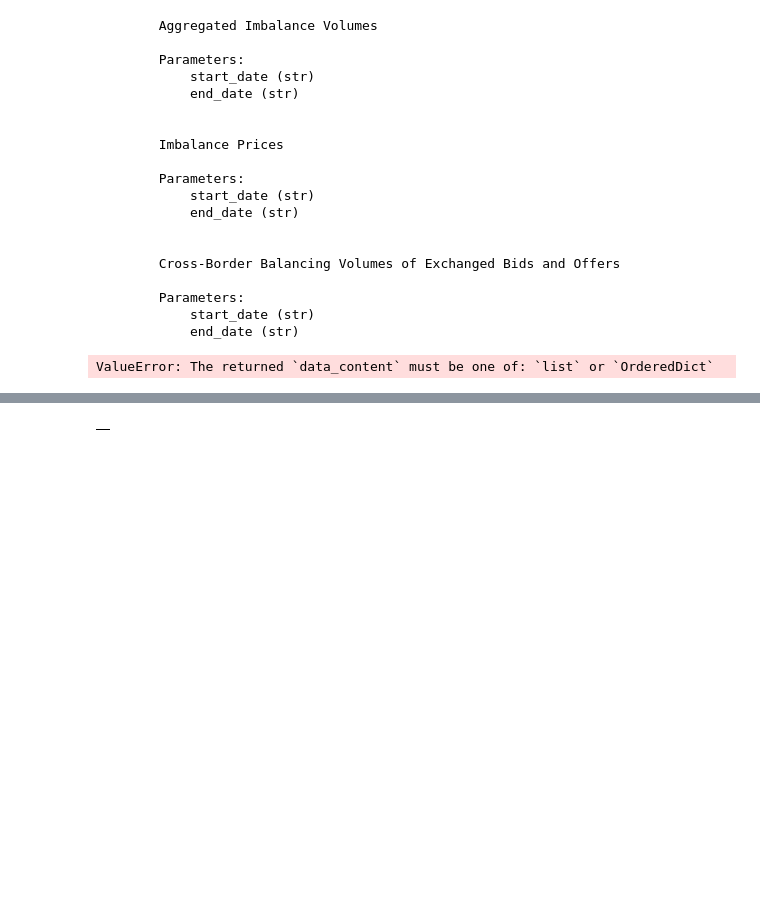
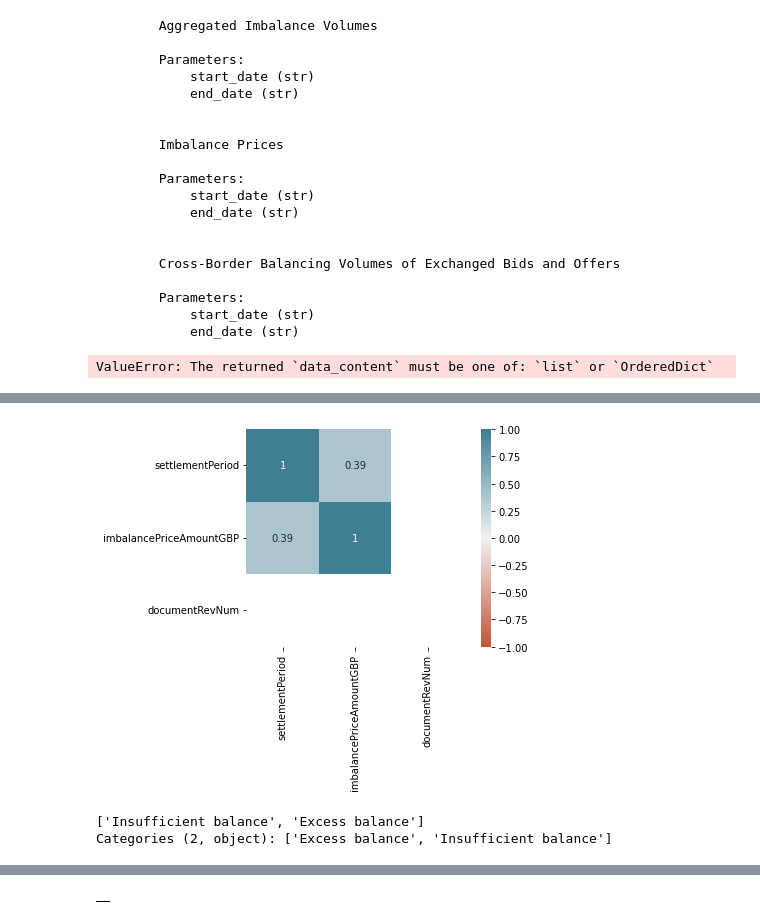
Before and after one commit to ayokariks/bm_forcasting, a Jupyter notebook: data_processing.ipynb, the cells around one changed output, grey strips where cells are left out. Drawn from its saved outputs; the diff is of its cells as text; code cells hidden in the pictures; blank space fills up the shorter version.

```diff
--- a/data_processing.ipynb
+++ b/data_processing.ipynb
@@ -37,7 +47,7 @@ print(client.get_B1770.__doc__)
 print(client.get_B1810.__doc__)
 #time period
 start_date = '2020-01-01'
-end_date = '2020-01-01 1:30'
+end_date = '2020-01-01 23:30'
 # %% [output]
         Aggregated Imbalance Volumes
 
@@ -135,3 +176,45 @@ plt.show()
+# %%
+#settlement period vs imbalance price
+correlation = df_B1770.corr(method='pearson')
+
+ax = sns.heatmap(
+    correlation,
+    annot=True,
+    vmin=-1, vmax=1, center=0,
+    cmap=sns.diverging_palette(20, 220, n=200),
+    square=True
+)
+# %% [output]
+[figure, added]
+# %%
+from sklearn.model_select
+
+sklearn.model_selection import train_test_split
+import statsmodels.api as sm
+#prep data for basic linear regression forcasting test on all data no train test split
+#make catvariables dummmy vaiables
+#statsmodels pacakage in pandas.
+
+#might need to change all the categories to just an object or numberical value depending on type of column
+
+#df_join = pd.get_dummies(df_join, columns=["Data_collection_period", "Area","Area_type","Day_of_the_week","Type_of_day","AM_PM","Survey_time_period" ], drop_first=True)
+
+# df_B1770['businessType'] = df_B1770['businessType'].astype('category')
+# df_B1770['activeFlag'] = df_B1770['activeFlag'].astype('category')
+# df_B1770['documentType'] = df_B1770['documentType'].astype('category')
+# df_B1770['processType'] = df_B1770['processType'].astype('category')
+# df_B1770['docStatus'] = df_B1770['docStatus'].astype('category')
+# df_B1770['curveType'] = df_B1770['curveType'].astype('category')
+# df_B1770['priceCategory'] = df_B1770['priceCategory'].astype('category')
+
+df_B1770['priceCategory'].unique()
+
+# X_train, X_test, y_train, y_test = train_test_split(df_join.drop(['Date','Start_time','Surveyor','SurveyID','av_total_time_seconds', 'Speed_kmh_calculated_field'],axis=1),
+#                                               df_join['av_total_time_seconds'], test_size=0.20,
+#                                                  random_state=42)
+# %% [output]
+['Insufficient balance', 'Excess balance']
+Categories (2, object): ['Excess balance', 'Insufficient balance']
 # %%
 #df_B1770.head(3)
 #datacleaning and processing of price data
```
Also changed, not shown: parts of 12 cells of this notebook.
